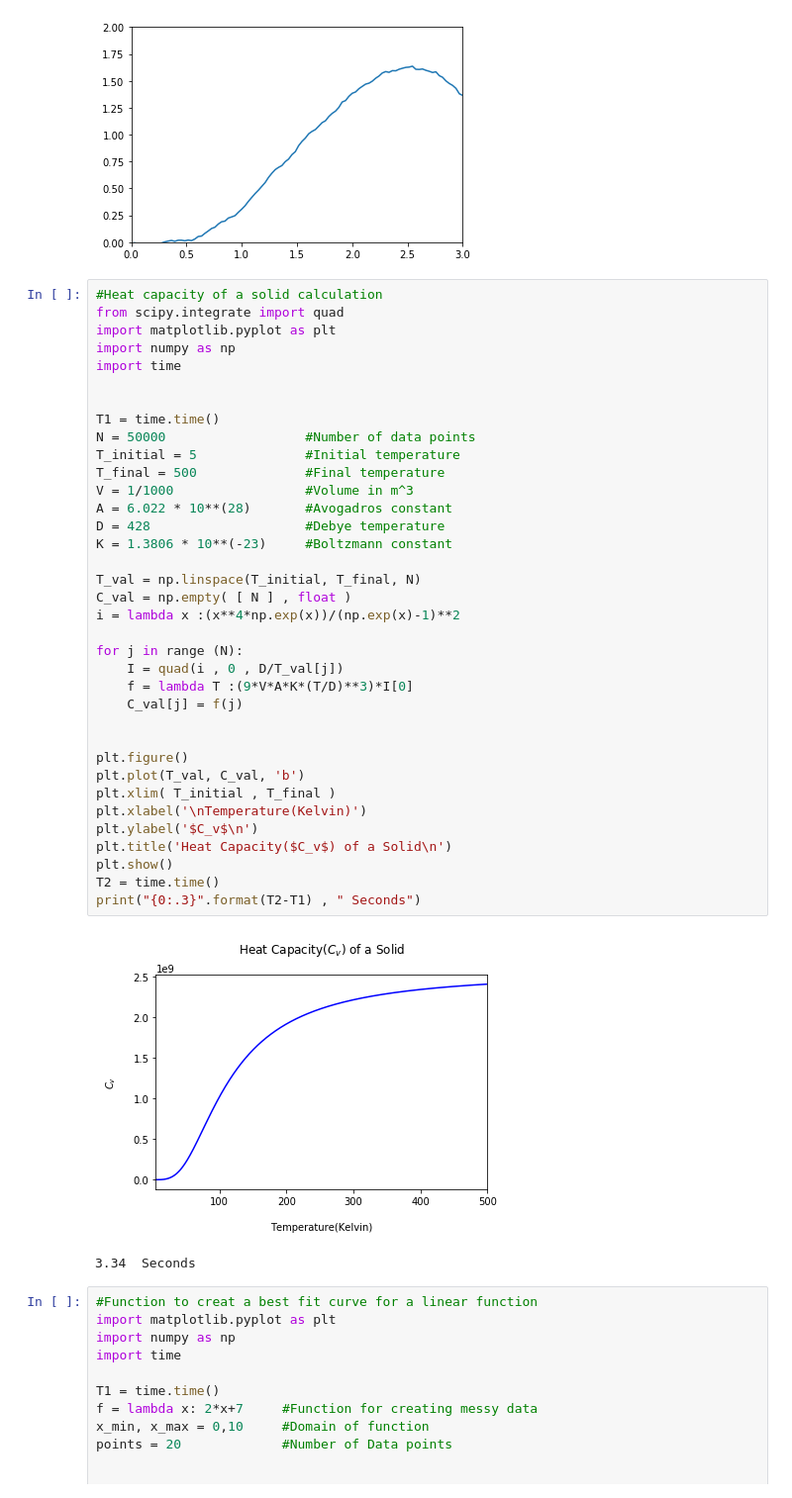
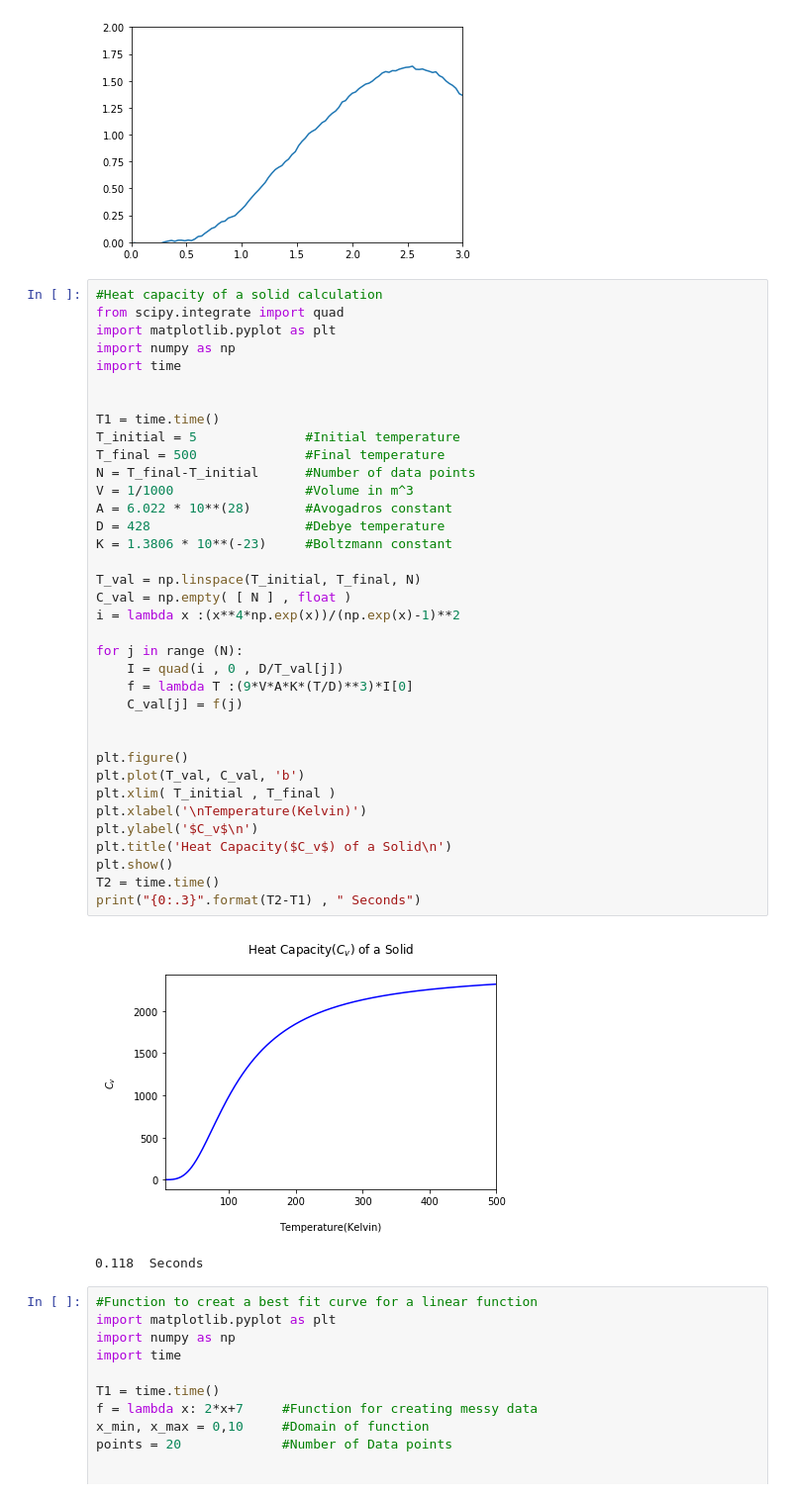
Before and after one commit to vanclj1/2017-cmp, a Jupyter notebook: Homework 5.ipynb, the cells around one changed output. Shown at 99% size. Saved outputs shown, nothing was run; the diff lists cells and outputs as text.

```diff
--- a/Homework 5.ipynb
+++ b/Homework 5.ipynb
@@ -46,36 +46,36 @@ import time
 
 
 T1 = time.time()
-N = 50000                  #Number of data points
 T_initial = 5              #Initial temperature
 T_final = 500              #Final temperature
+N = T_final-T_initial      #Number of data points
 V = 1/1000                 #Volume in m^3
 A = 6.022 * 10**(28)       #Avogadros constant
 D = 428                    #Debye temperature
 K = 1.3806 * 10**(-23)     #Boltzmann constant
 
 T_val = np.linspace(T_initial, T_final, N)
 C_val = np.empty( [ N ] , float )
 i = lambda x :(x**4*np.exp(x))/(np.exp(x)-1)**2
 
 for j in range (N):
     I = quad(i , 0 , D/T_val[j])
     f = lambda T :(9*V*A*K*(T/D)**3)*I[0]
     C_val[j] = f(j)
 
 
 plt.figure()
 plt.plot(T_val, C_val, 'b')
 plt.xlim( T_initial , T_final )
 plt.xlabel('\nTemperature(Kelvin)')
 plt.ylabel('$C_v$\n')
 plt.title('Heat Capacity($C_v$) of a Solid\n')
 plt.show()
 T2 = time.time()
 print("{0:.3}".format(T2-T1) , " Seconds")
 # %% [output]
-[figure, old version]
+[figure, new version]
-3.34  Seconds
+0.118  Seconds
 # %%
 #Function to creat a best fit curve for a linear function
 import matplotlib.pyplot as plt
```
